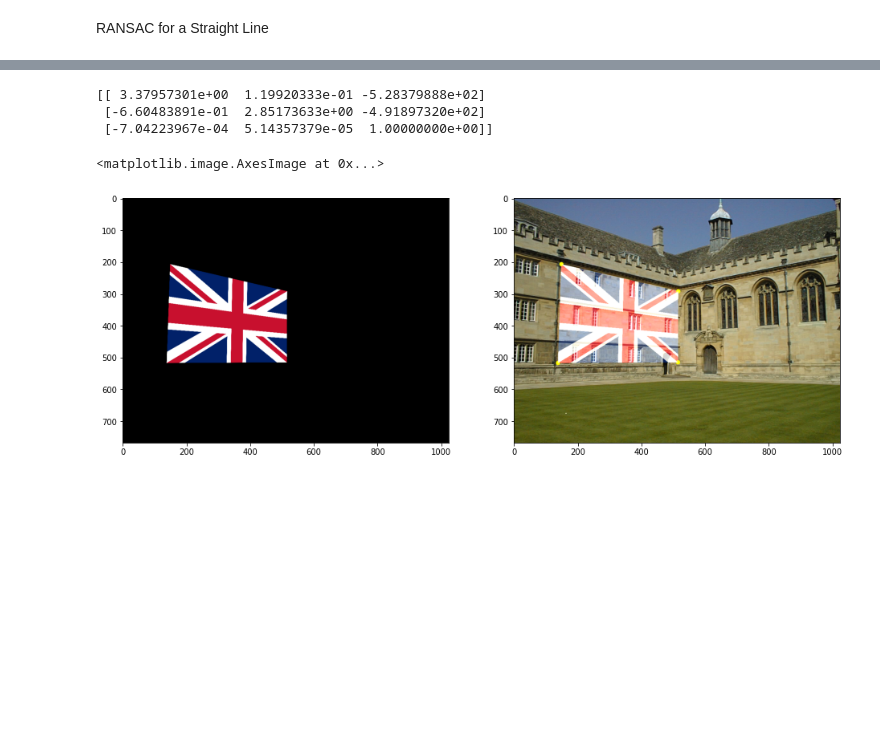
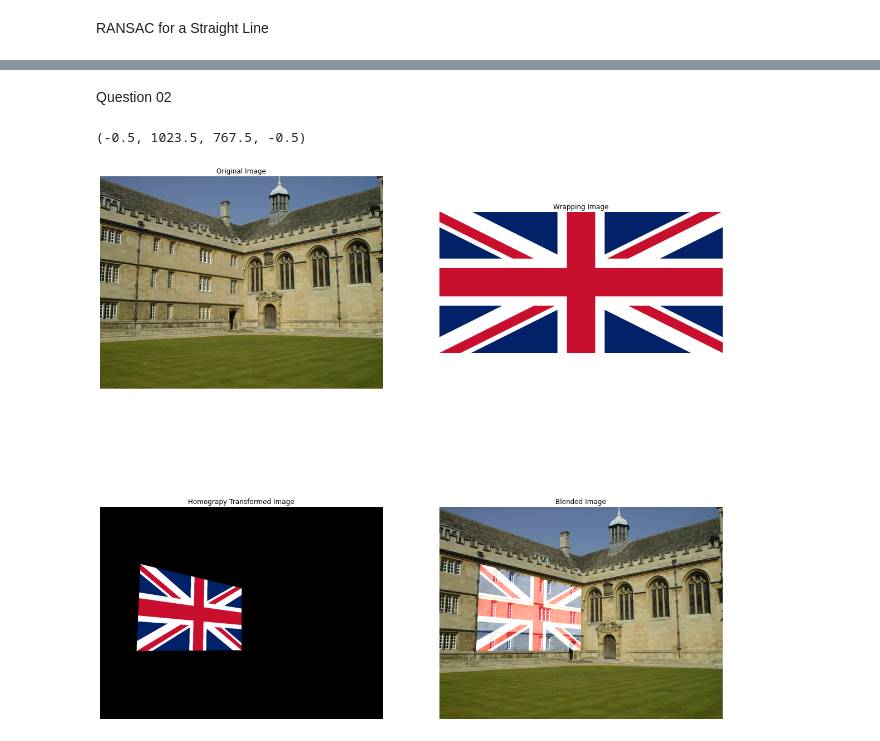
Before and after one commit to L-Shyamal/Image-Processing, a Jupyter notebook: ass2.ipynb, the cells around one changed output, grey strips where cells are left out. Cells and saved outputs as stored; diff of their text form; code cells hidden in the pictures; blank space fills up the shorter version.

Commit message:
1 and 2 Question are finished :D

```diff
--- a/ass2.ipynb
+++ b/ass2.ipynb
@@ -160,3 +181,5 @@ array([[2, 5, 7]])
+# %% [markdown]
+Question 02
 # %%
 import numpy as np
 import cv2 as cv
@@ -167,46 +190,49 @@ def MouseHandling(event,x,y,f,pram):
         cv.circle(im_temp ,(x,y),3,(0,255,255),5,cv.LINE_AA)
         cv.imshow("Image",im_temp)
         if len(pts_src)<4:
             pts_src = np.append(pts_src,[(x,y)],axis=0)
 
-
 architecture_img = cv.imread("001.jpg")
 flag = cv.imread("Flag_of_the_United_Kingdom.svg.png")
+
 height , width = architecture_img.shape[0] , architecture_img.shape[1]
-
 f_width,f_height = flag.shape[1] , flag.shape[0]
 
-pts_dst = np.empty((0,2))
-pts_dst = np.append(pts_dst, [(0,0)], axis=0)
-pts_dst = np.append(pts_dst, [(f_width-1,0)], axis=0)
-pts_dst = np.append(pts_dst, [(f_width-1,f_height-1)], axis=0)
-pts_dst = np.append(pts_dst, [(0,f_height-1)], axis=0)
+pts_dst = np.array([[0,0] , [f_width-1,0] , [f_width-1,f_height-1] , [0,f_height-1] ])
 
 cv.namedWindow("Image",1)
 
-im_temp = architecture_img
+ppp = cv.cvtColor(architecture_img, cv.COLOR_BGR2RGB)
+im_temp = cv.cvtColor(ppp, cv.COLOR_RGB2BGR)
 pts_src = np.empty((0,2))
 
 cv.setMouseCallback("Image", MouseHandling)
 
 cv.imshow("Image",im_temp)
 cv.waitKey(0)
 
 Homograpy_Matrix , status = cv.findHomography(pts_src, pts_dst)
 
 transformed_flag = cv.warpPerspective(flag, np.linalg.inv(Homograpy_Matrix), (width, height))
 
 blend_image = cv.addWeighted(architecture_img, 1, transformed_flag, 0.8, 0)
 
 cv.imshow("Image",blend_image)
 cv.waitKey(0)
 
-figure, axes = plt.subplots( 1,2, figsize=(16,16) )
-axes[0].imshow(cv.cvtColor(transformed_flag,cv.COLOR_BGR2RGB))
-axes[1].imshow(cv.cvtColor(blend_image,cv.COLOR_BGR2RGB))
+figure, axes = plt.subplots( 2,2, figsize=(20,20) )
+axes[0,0].imshow(cv.cvtColor(architecture_img,cv.COLOR_BGR2RGB))
+axes[0,0].set_title("Original Image")
+axes[0,0].axis("off")
+axes[0,1].imshow(cv.cvtColor(flag,cv.COLOR_BGR2RGB))
+axes[0,1].set_title("Wrapping Image")
+axes[0,1].axis("off")
+axes[1,0].imshow(cv.cvtColor(transformed_flag,cv.COLOR_BGR2RGB))
+axes[1,0].set_title("Homograpy Transformed Image")
+axes[1,0].axis("off")
+axes[1,1].imshow(cv.cvtColor(blend_image,cv.COLOR_BGR2RGB))
+axes[1,1].set_title("Blended Image")
+axes[1,1].axis("off")
 # %% [output]
-[[ 3.37957301e+00  1.19920333e-01 -5.28379888e+02]
- [-6.60483891e-01  2.85173633e+00 -4.91897320e+02]
- [-7.04223967e-04  5.14357379e-05  1.00000000e+00]]
+(-0.5, 1023.5, 767.5, -0.5)
-<matplotlib.image.AxesImage at 0x...>
-[figure, old version]
+[figure, new version]
```
Also changed, not shown: parts of 18 cells of this notebook, 47 other files.
